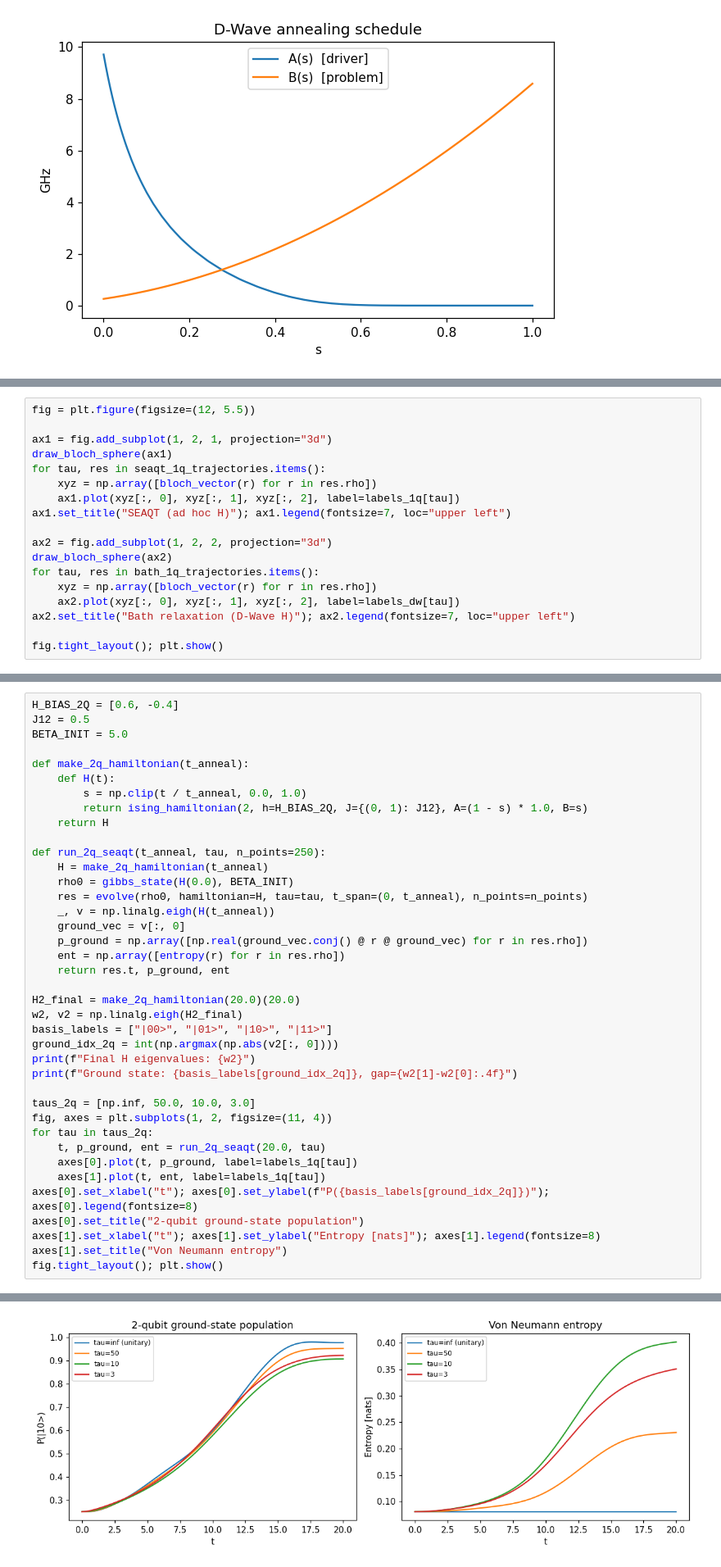
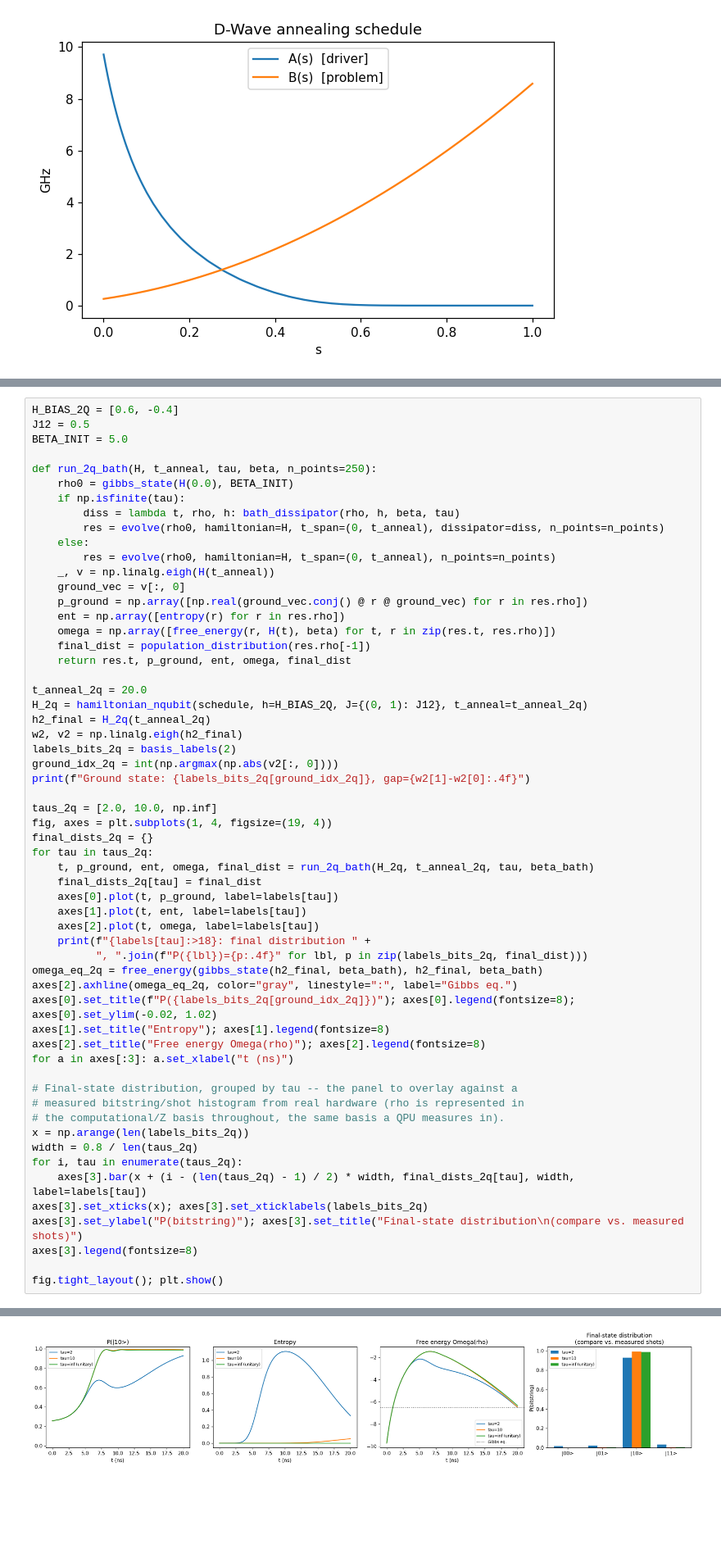
Before and after one commit to Cocidoboyacense/SEAQT-quantum-annealing-evolution, a Jupyter notebook: notebooks/seaqt_annealing_walkthrough.ipynb, the cells around one changed output, grey strips where cells are left out. Shown at 82% size. Saved outputs shown, nothing was run; the diff lists cells and outputs as text; blank space fills up the shorter version.

```diff
--- a/notebooks/seaqt_annealing_walkthrough.ipynb
+++ b/notebooks/seaqt_annealing_walkthrough.ipynb
@@ -259,18 +170,0 @@ sphere makes the coherence loss (radial shrinkage) directly visible.
-# %%
-fig = plt.figure(figsize=(12, 5.5))
-
-ax1 = fig.add_subplot(1, 2, 1, projection="3d")
-draw_bloch_sphere(ax1)
-for tau, res in seaqt_1q_trajectories.items():
-    xyz = np.array([bloch_vector(r) for r in res.rho])
-    ax1.plot(xyz[:, 0], xyz[:, 1], xyz[:, 2], label=labels_1q[tau])
-ax1.set_title("SEAQT (ad hoc H)"); ax1.legend(fontsize=7, loc="upper left")
-
-ax2 = fig.add_subplot(1, 2, 2, projection="3d")
-draw_bloch_sphere(ax2)
-for tau, res in bath_1q_trajectories.items():
-    xyz = np.array([bloch_vector(r) for r in res.rho])
-    ax2.plot(xyz[:, 0], xyz[:, 1], xyz[:, 2], label=labels_dw[tau])
-ax2.set_title("Bath relaxation (D-Wave H)"); ax2.legend(fontsize=7, loc="upper left")
-
-fig.tight_layout(); plt.show()
@@ -317,38 +207,57 @@ H_BIAS_2Q = [0.6, -0.4]
 J12 = 0.5
 BETA_INIT = 5.0
 
-def make_2q_hamiltonian(t_anneal):
-    def H(t):
-        s = np.clip(t / t_anneal, 0.0, 1.0)
-        return ising_hamiltonian(2, h=H_BIAS_2Q, J={(0, 1): J12}, A=(1 - s) * 1.0, B=s)
-    return H
-
-def run_2q_seaqt(t_anneal, tau, n_points=250):
-    H = make_2q_hamiltonian(t_anneal)
+def run_2q_bath(H, t_anneal, tau, beta, n_points=250):
     rho0 = gibbs_state(H(0.0), BETA_INIT)
-    res = evolve(rho0, hamiltonian=H, tau=tau, t_span=(0, t_anneal), n_points=n_points)
+    if np.isfinite(tau):
+        diss = lambda t, rho, h: bath_dissipator(rho, h, beta, tau)
+        res = evolve(rho0, hamiltonian=H, t_span=(0, t_anneal), dissipator=diss, n_points=n_points)
+    else:
+        res = evolve(rho0, hamiltonian=H, t_span=(0, t_anneal), n_points=n_points)
     _, v = np.linalg.eigh(H(t_anneal))
     ground_vec = v[:, 0]
     p_ground = np.array([np.real(ground_vec.conj() @ r @ ground_vec) for r in res.rho])
     ent = np.array([entropy(r) for r in res.rho])
-    return res.t, p_ground, ent
+    omega = np.array([free_energy(r, H(t), beta) for t, r in zip(res.t, res.rho)])
+    final_dist = population_distribution(res.rho[-1])
+    return res.t, p_ground, ent, omega, final_dist
 
-H2_final = make_2q_hamiltonian(20.0)(20.0)
-w2, v2 = np.linalg.eigh(H2_final)
-basis_labels = ["|00>", "|01>", "|10>", "|11>"]
+t_anneal_2q = 20.0
+H_2q = hamiltonian_nqubit(schedule, h=H_BIAS_2Q, J={(0, 1): J12}, t_anneal=t_anneal_2q)
+h2_final = H_2q(t_anneal_2q)
+w2, v2 = np.linalg.eigh(h2_final)
+labels_bits_2q = basis_labels(2)
 ground_idx_2q = int(np.argmax(np.abs(v2[:, 0])))
-print(f"Final H eigenvalues: {w2}")
-print(f"Ground state: {basis_labels[ground_idx_2q]}, gap={w2[1]-w2[0]:.4f}")
+print(f"Ground state: {labels_bits_2q[ground_idx_2q]}, gap={w2[1]-w2[0]:.4f}")
 
-taus_2q = [np.inf, 50.0, 10.0, 3.0]
-fig, axes = plt.subplots(1, 2, figsize=(11, 4))
+taus_2q = [2.0, 10.0, np.inf]
+fig, axes = plt.subplots(1, 4, figsize=(19, 4))
+final_dists_2q = {}
 for tau in taus_2q:
-    t, p_ground, ent = run_2q_seaqt(20.0, tau)
-    axes[0].plot(t, p_ground, label=labels_1q[tau])
-    axes[1].plot(t, ent, label=labels_1q[tau])
-axes[0].set_xlabel("t"); axes[0].set_ylabel(f"P({basis_labels[ground_idx_2q]})"); axes[0].legend(fontsize=8)
-axes[0].set_title("2-qubit ground-state population")
-axes[1].set_xlabel("t"); axes[1].set_ylabel("Entropy [nats]"); axes[1].legend(fontsize=8)
-axes[1].set_title("Von Neumann entropy")
+    t, p_ground, ent, omega, final_dist = run_2q_bath(H_2q, t_anneal_2q, tau, beta_bath)
+    final_dists_2q[tau] = final_dist
+    axes[0].plot(t, p_ground, label=labels[tau])
+    axes[1].plot(t, ent, label=labels[tau])
+    axes[2].plot(t, omega, label=labels[tau])
+    print(f"{labels[tau]:>18}: final distribution " +
+          ", ".join(f"P({lbl})={p:.4f}" for lbl, p in zip(labels_bits_2q, final_dist)))
+omega_eq_2q = free_energy(gibbs_state(h2_final, beta_bath), h2_final, beta_bath)
+axes[2].axhline(omega_eq_2q, color="gray", linestyle=":", label="Gibbs eq.")
+axes[0].set_title(f"P({labels_bits_2q[ground_idx_2q]})"); axes[0].legend(fontsize=8); axes[0].set_ylim(-0.02, 1.02)
+axes[1].set_title("Entropy"); axes[1].legend(fontsize=8)
+axes[2].set_title("Free energy Omega(rho)"); axes[2].legend(fontsize=8)
+for a in axes[:3]: a.set_xlabel("t (ns)")
+
+# Final-state distribution, grouped by tau -- the panel to overlay against a
+# measured bitstring/shot histogram from real hardware (rho is represented in
+# the computational/Z basis throughout, the same basis a QPU measures in).
+x = np.arange(len(labels_bits_2q))
+width = 0.8 / len(taus_2q)
+for i, tau in enumerate(taus_2q):
+    axes[3].bar(x + (i - (len(taus_2q) - 1) / 2) * width, final_dists_2q[tau], width, label=labels[tau])
+axes[3].set_xticks(x); axes[3].set_xticklabels(labels_bits_2q)
+axes[3].set_ylabel("P(bitstring)"); axes[3].set_title("Final-state distribution\n(compare vs. measured shots)")
+axes[3].legend(fontsize=8)
+
 fig.tight_layout(); plt.show()
 # %% [output]
@@ -357 +268 @@ Ground state: |10>, gap=0.9000
-[figure, old version]
+[figure, new version]
```
Also changed, not shown: parts of 30 cells of this notebook, 17 other files.
